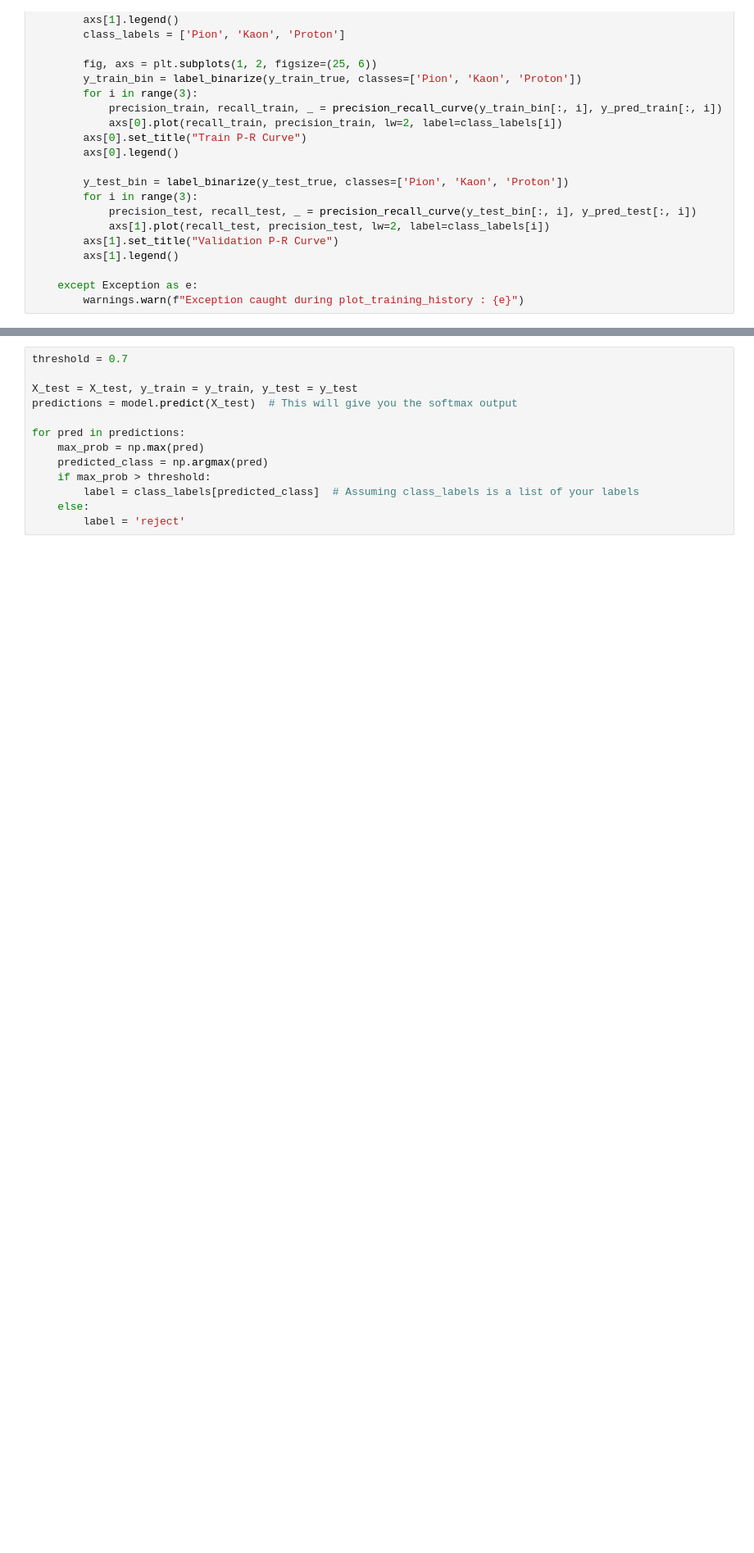
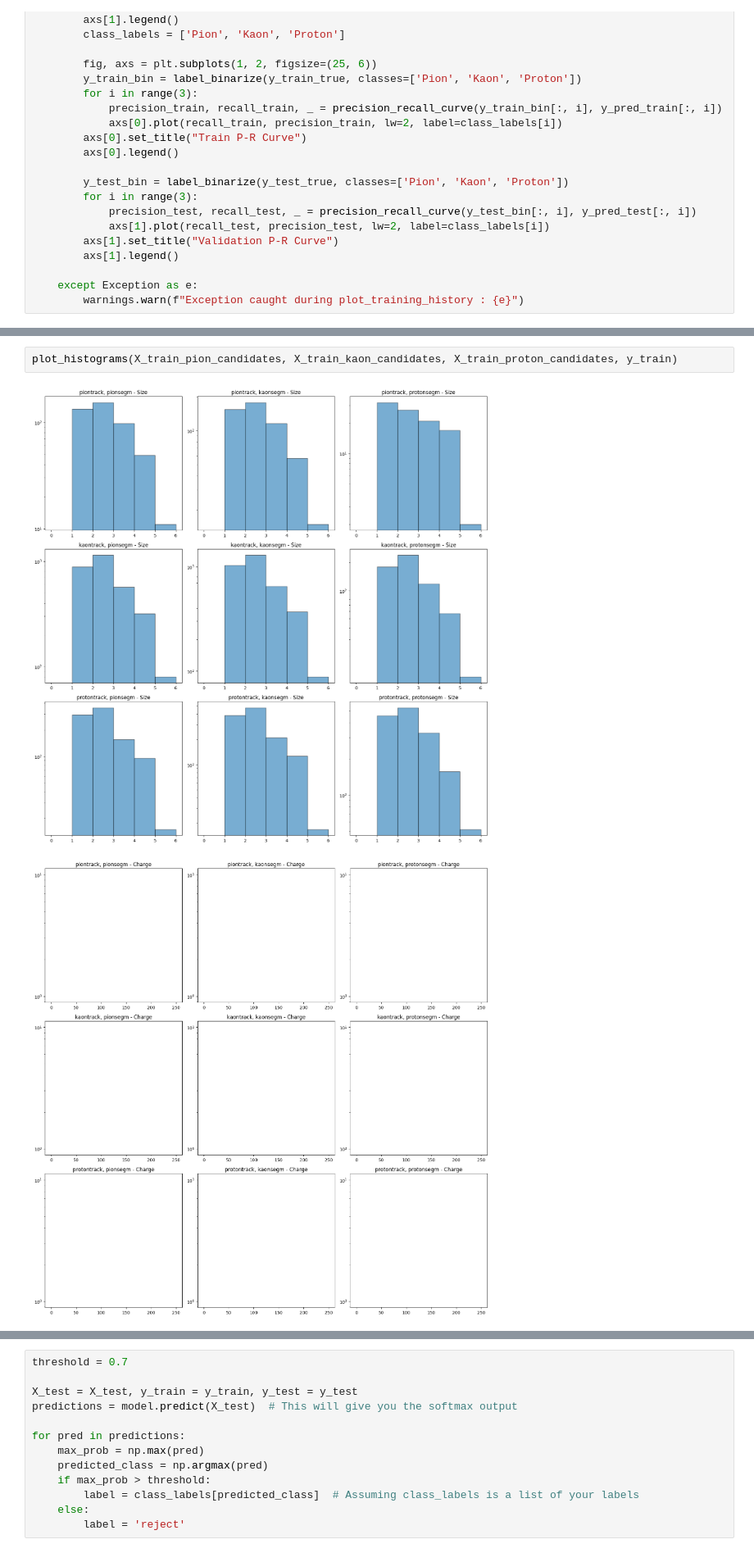
Before and after one commit to eflatlan/CNN_PID, a Jupyter notebook: Segmentation_HMPID.ipynb, the cells around one changed output, grey strips where cells are left out. Shown at 82% size. Drawn from its saved outputs; the diff is of its cells as text; blank space fills up the shorter version.

```diff
--- a/Segmentation_HMPID.ipynb
+++ b/Segmentation_HMPID.ipynb
@@ -2036,0 +1996,5 @@ except Exception as e:
+# %%
+plot_histograms(X_train_pion_candidates, X_train_kaon_candidates, X_train_proton_candidates, y_train)
+# %% [output]
+[figure, added]
+[figure, added]
```
Also changed, not shown: parts of 19 cells of this notebook.
